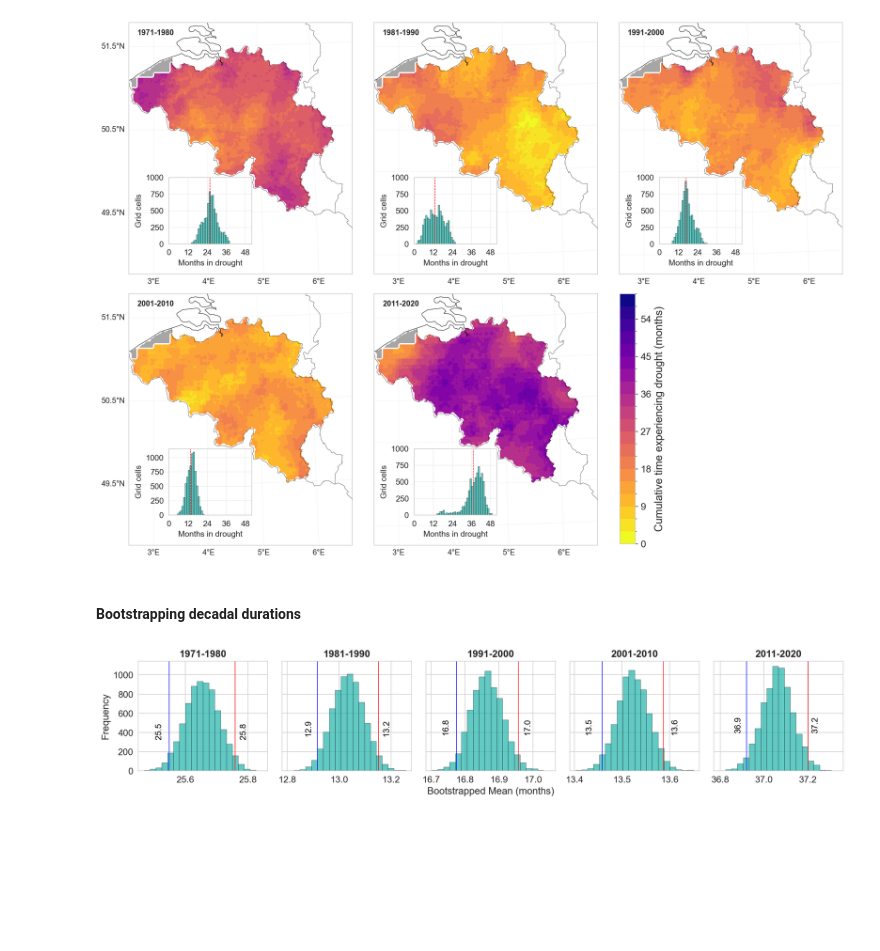
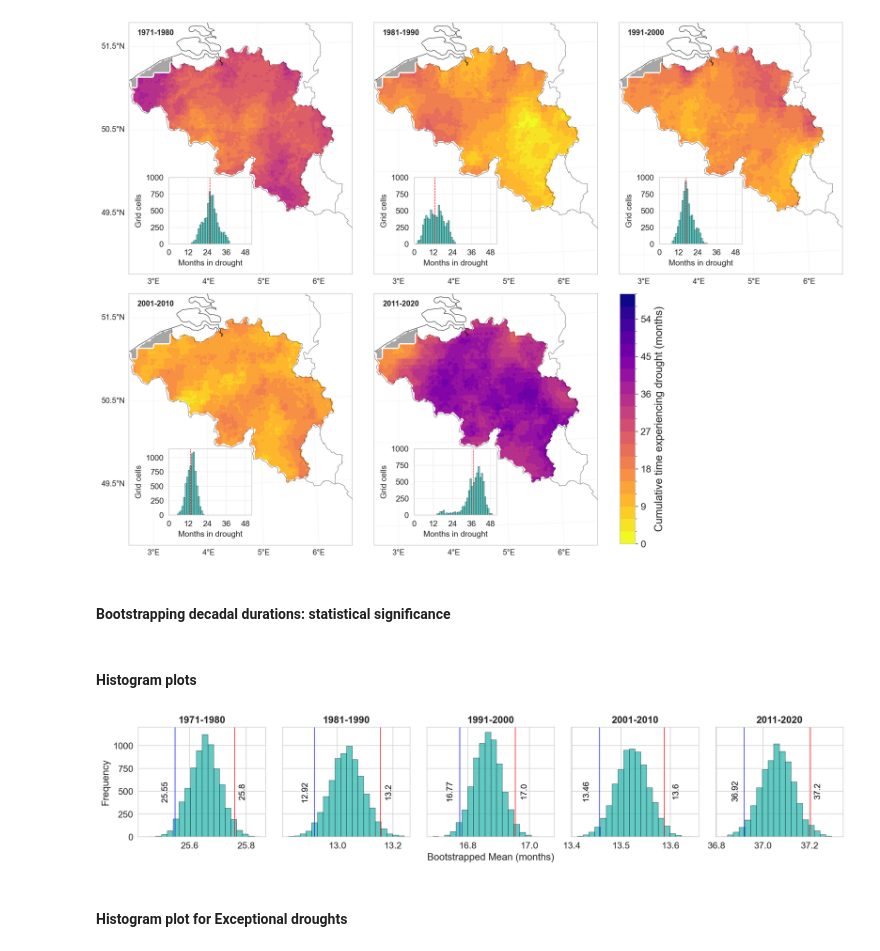
Before and after one commit to klekarkar/mHM_IO_dataprocessing, a Jupyter notebook: SMI_journal_plotting.ipynb, the cells around one changed output. Drawn from its saved outputs; the diff is of its cells as text; code cells hidden in the pictures; blank space fills up the shorter version.

```diff
--- a/SMI_journal_plotting.ipynb
+++ b/SMI_journal_plotting.ipynb
@@ -509,9 +374,9 @@ plt.show()
 # %% [output]
 [figure]
 # %% [markdown]
-#### Bootstrapping decadal durations
+#### Bootstrapping decadal durations: statistical significance
 # %%
-def create_bootstrap_samples(t_drought, sm_var, sample_size, n_samples = 1000):
+def create_bootstrap_samples(t_drought, sample_size, n_samples = 1000):
     """    Create bootstrap samples from a given dataset.
     Parameters:
     - t_drought: DataFrame containing the drought data.
@@ -529,7 +394,7 @@ def create_bootstrap_samples(t_drought, sm_var, sample_size, n_samples = 1000):
     for i in range(n_samples):
 
         # create a bootstrap sample of sample_size with replacement
-        df_bootstrap_sample = t_drought[sm_var].sample(sample_size, replace = True)
+        df_bootstrap_sample = t_drought.sample(sample_size, replace = True)
 
         # calculate the bootstrap sample mean
         sample_mean = df_bootstrap_sample.mean()
@@ -542,17 +407,16 @@ def create_bootstrap_samples(t_drought, sm_var, sample_size, n_samples = 1000):
 #Extract cumulative time in drought for each decade
 t_mean_decades = {}
 for decade in decades:
-    t_drought=decadal_durations[decade]['D1_to_D4'].to_dataframe().reset_index().drop(columns=['lat', 'lon','time']).dropna()
+    t_drought=decadal_durations[decade]['D1_to_D4'].to_dataframe().reset_index().drop(columns=['lat', 'lon','time'])
 
     # Create bootstrap samples
-    tmean_decade = create_bootstrap_samples(t_drought, 'SMI', len(t_drought), n_samples=7000)
+    tmean_decade = create_bootstrap_samples(t_drought['SMI'], len(t_drought), n_samples=7000)
 
     # Store the bootstrap sample means in the dictionary
     t_mean_decades[decade] = tmean_decade
+# %% [markdown]
+#### Histogram plots
 # %%
-import numpy as np
-import matplotlib.pyplot as plt
-
 # --- layout that adapts to number of decades -------------------------------
 n_dec   = len(decades)
 n_cols  = 5
@@ -566,8 +430,8 @@ fig.subplots_adjust(hspace=0.8, wspace=0.6)
 ci_intervals = {}
 
 # --- common x-limits (optional but recommended) ----------------------------
-xmin = min(t_mean_decades[d].min() for d in decades)
-xmax = max(t_mean_decades[d].max() for d in decades)
+# xmin = min(t_mean_decades[d].min() for d in decades)
+# xmax = max(t_mean_decades[d].max() for d in decades)
 # xmin, xmax = 0, 40                          # if you want a fixed range
 
 # --- draw one histogram per decade -----------------------------------------
@@ -579,37 +443,39 @@ for i, decade in enumerate(decades):
 
     # histogram
     ax.hist(samples, bins=20, color='lightseagreen',
-            edgecolor='black', linewidth=0.4, alpha=0.7)
+            edgecolor='black', linewidth=0.5, alpha=0.7)
 
     # CI lines
     ax.axvline(ci_low,  color='blue', linewidth=0.8)
     ax.axvline(ci_high, color='red',  linewidth=0.8)
 
     # annotate CI values near the top of the axis
     y_top = ax.get_ylim()[1] * 0.42          # up the y-axis
-    ax.text(ci_low-.02,  y_top, f'{ci_low:.1f}',  rotation=90,
+    ax.text(ci_low-.02,  y_top, f'{ci_low:.2f}',  rotation=90,
             ha='right', va='center', color='k', fontsize=12)
     ax.text(ci_high+.015, y_top, f'{ci_high:.1f}', rotation=90,
             ha='left',  va='center', color='k',  fontsize=12)
 
     # labels & title
     #ax.set_xlim(xmin, xmax)                  # common scale
     if i==2:  # third row only
         ax.set_xlabel('Bootstrapped Mean (months)', fontsize=14)
 
     if i % n_cols == 0:                      # first column only
         ax.set_ylabel('Frequency', fontsize=14)
     ax.set_title(decade, fontsize=14, fontweight='bold')
     ax.tick_params(axis='both', labelsize=13)
 
 
     ci_intervals[decade] = (ci_low, ci_high)
 
 # --- remove any unused subplots --------------------------------------------
 for j in range(n_dec, len(axes)):
     fig.delaxes(axes[j])
 
 plt.tight_layout()
 plt.show()
 # %% [output]
-[figure, old version]
+[figure, new version]
+# %% [markdown]
+#### Histogram plot for Exceptional droughts
```
Also changed, not shown: parts of 12 cells of this notebook.
